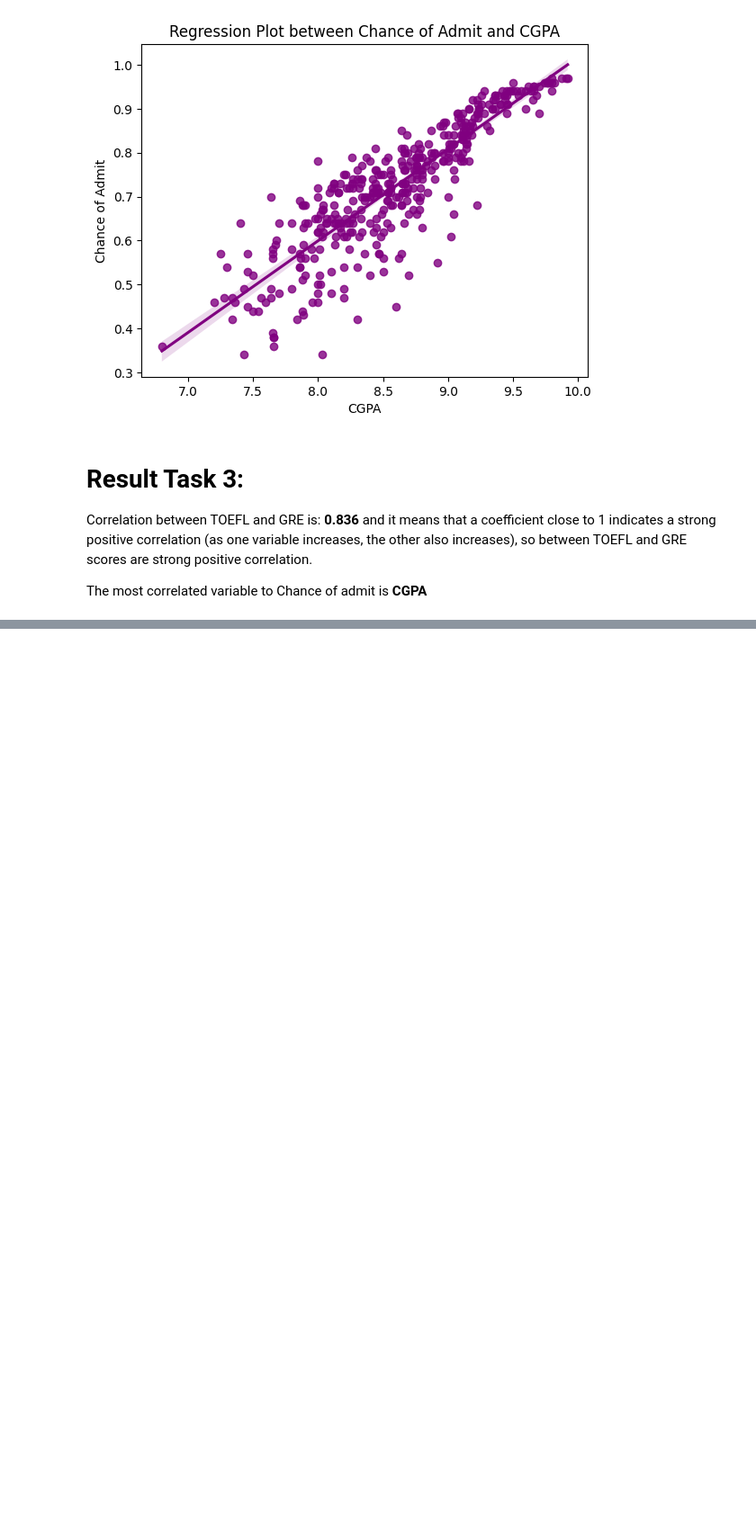
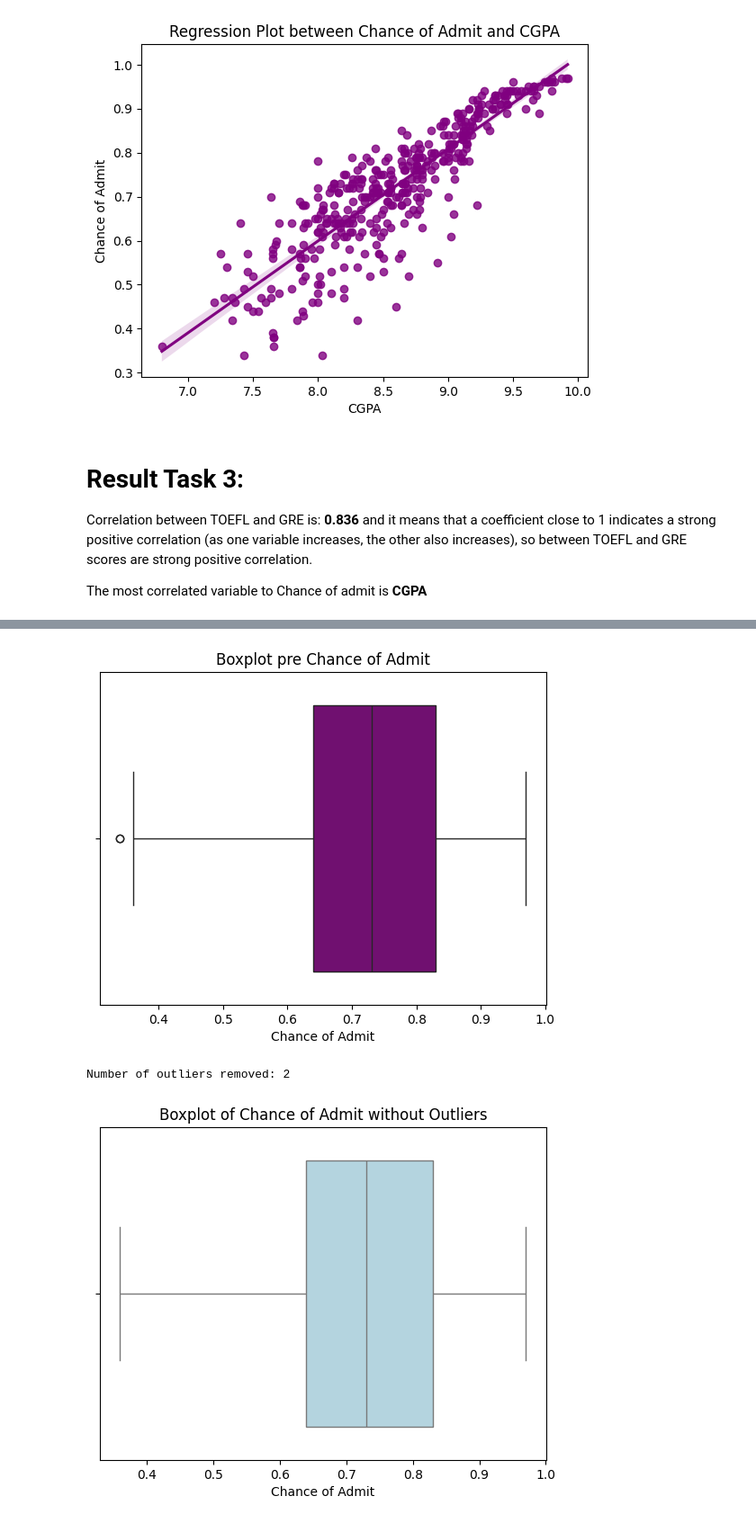
Before and after one commit to MrsPomodoro/04-06-2024_Python-for-Data-Science, a Jupyter notebook: homework_one/implementation/homework.ipynb, the cells around one changed output, grey strips where cells are left out. Shown at 90% size. Cells and saved outputs as stored; diff of their text form; code cells hidden in the pictures; blank space fills up the shorter version.

Commit message:
calculating quartiles and upper&lower bounds

```diff
--- a/homework_one/implementation/homework.ipynb
+++ b/homework_one/implementation/homework.ipynb
@@ -265,0 +290,30 @@ The most correlated variable to Chance of admit is **CGPA**
+# %%
+# Create a boxplot for 'Chance of Admit' to visually identify outliers
+sns.boxplot(x=data['Chance_of_Admit'],color='purple')
+plt.title('Boxplot pre Chance of Admit')
+plt.xlabel('Chance of Admit')
+plt.show()
+
+# Identifying outliers based on the boxplot
+Q1 = data['Chance_of_Admit'].quantile(0.25)
+Q3 = data['Chance_of_Admit'].quantile(0.75)
+IQR = Q3 - Q1
+lower_bound = Q1 - 1.5 * IQR
+upper_bound = Q3 + 1.5 * IQR
+
+
+data_wirhout_outliers = data[(data['Chance_of_Admit'] >= lower_bound) & (data['Chance_of_Admit'] <= upper_bound)]
+
+# Calculating the number of removed outliers
+outliers_removed = len(data) - len(data_wirhout_outliers)
+print(f"Number of outliers removed: {outliers_removed}")
+
+# Show the new boxplot without outliers
+sns.boxplot(x=data_wirhout_outliers['Chance_of_Admit'],color='lightblue')
+plt.title('Boxplot pre Chance of Admit bez Outliers')
+plt.xlabel('Chance of Admit')
+plt.show()
+# %% [output]
+[figure, added]
+Number of outliers removed: 2
+[figure, added]
```
Also changed, not shown: parts of 2 cells of this notebook.
